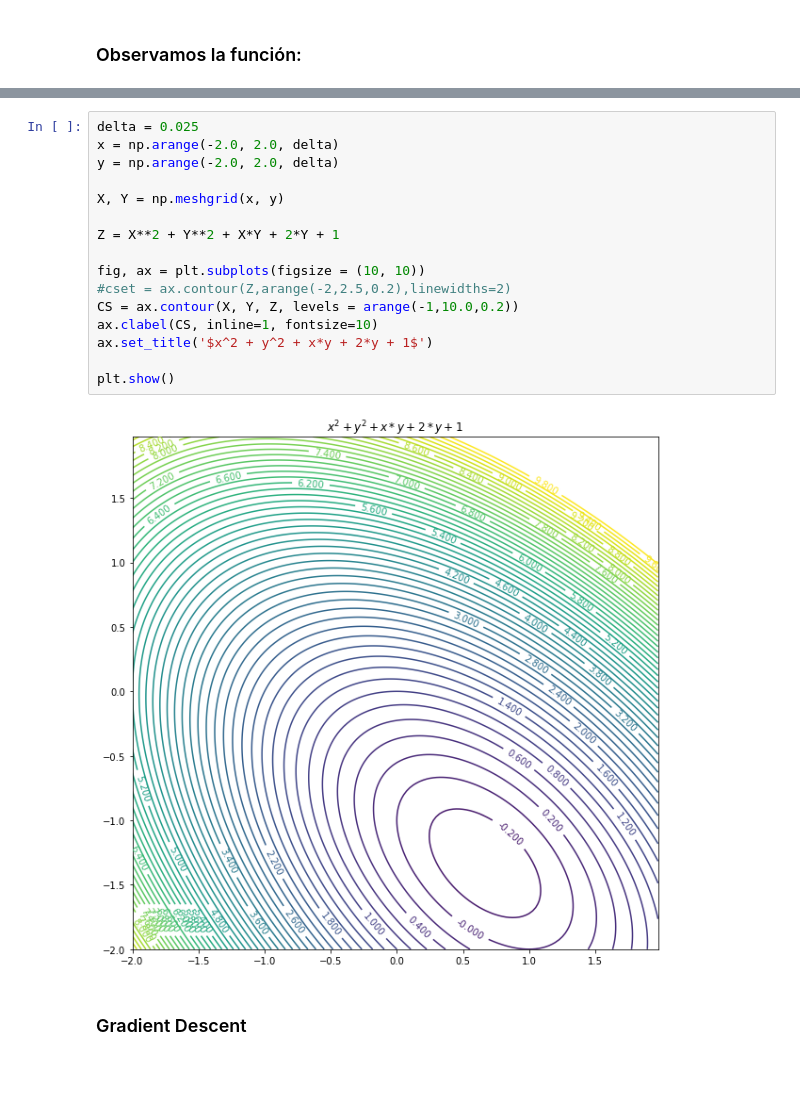
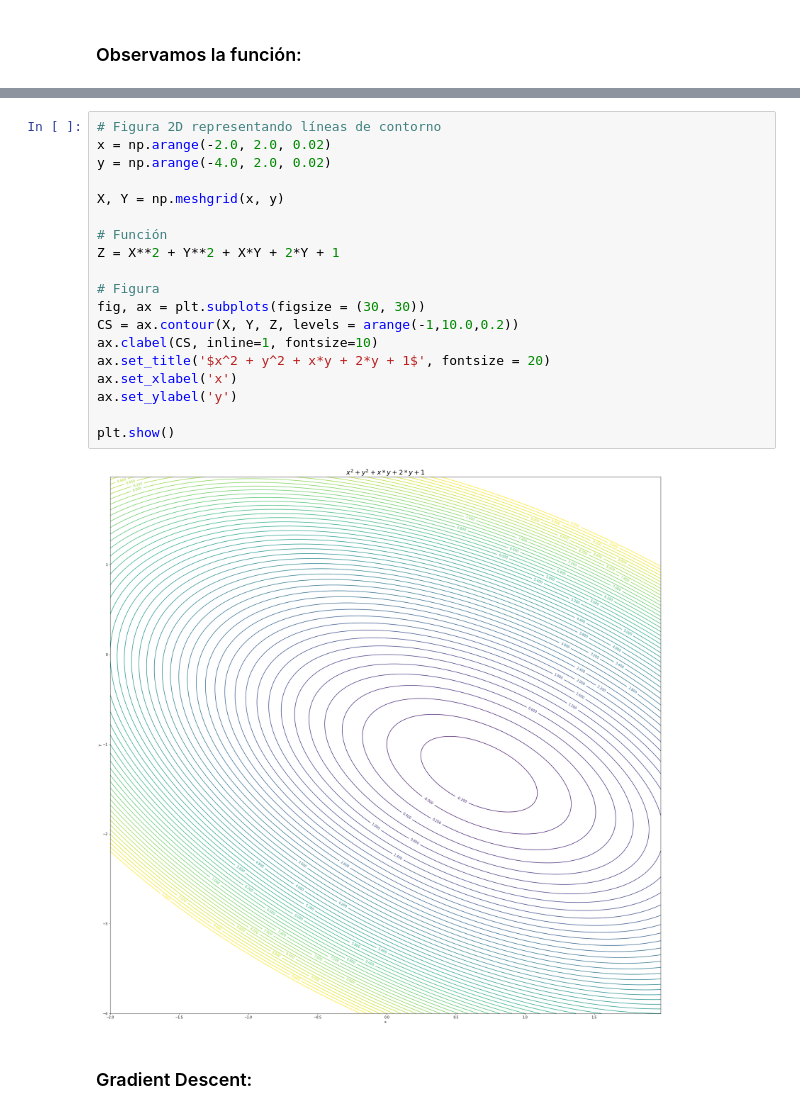
Before and after one commit to GZabalaG/AIMaster, a Jupyter notebook: Math for AI/Ejercicios_evaluables.ipynb, the cells around one changed output, grey strips where cells are left out. Saved outputs shown, nothing was run; the diff lists cells and outputs as text; blank space fills up the shorter version.

```diff
--- a/Math for AI/Ejercicios_evaluables.ipynb
+++ b/Math for AI/Ejercicios_evaluables.ipynb
@@ -260,21 +266,24 @@ plt.show()
 # %%
-delta = 0.025
-x = np.arange(-2.0, 2.0, delta)
-y = np.arange(-2.0, 2.0, delta)
+# Figura 2D representando líneas de contorno
+x = np.arange(-2.0, 2.0, 0.02)
+y = np.arange(-4.0, 2.0, 0.02)
 
 X, Y = np.meshgrid(x, y)
 
+# Función
 Z = X**2 + Y**2 + X*Y + 2*Y + 1
 
-fig, ax = plt.subplots(figsize = (10, 10))
-#cset = ax.contour(Z,arange(-2,2.5,0.2),linewidths=2)
+# Figura
+fig, ax = plt.subplots(figsize = (30, 30))
 CS = ax.contour(X, Y, Z, levels = arange(-1,10.0,0.2))
 ax.clabel(CS, inline=1, fontsize=10)
-ax.set_title('$x^2 + y^2 + x*y + 2*y + 1$')
+ax.set_title('$x^2 + y^2 + x*y + 2*y + 1$', fontsize = 20)
+ax.set_xlabel('x')
+ax.set_ylabel('y')
 
 plt.show()
 # %% [output]
-[figure, old version]
+[figure, new version]
 # %% [markdown]
-### Gradient Descent
+### Gradient Descent:
 # %%
```
Also changed, not shown: parts of 7 cells of this notebook, 1 other file.
